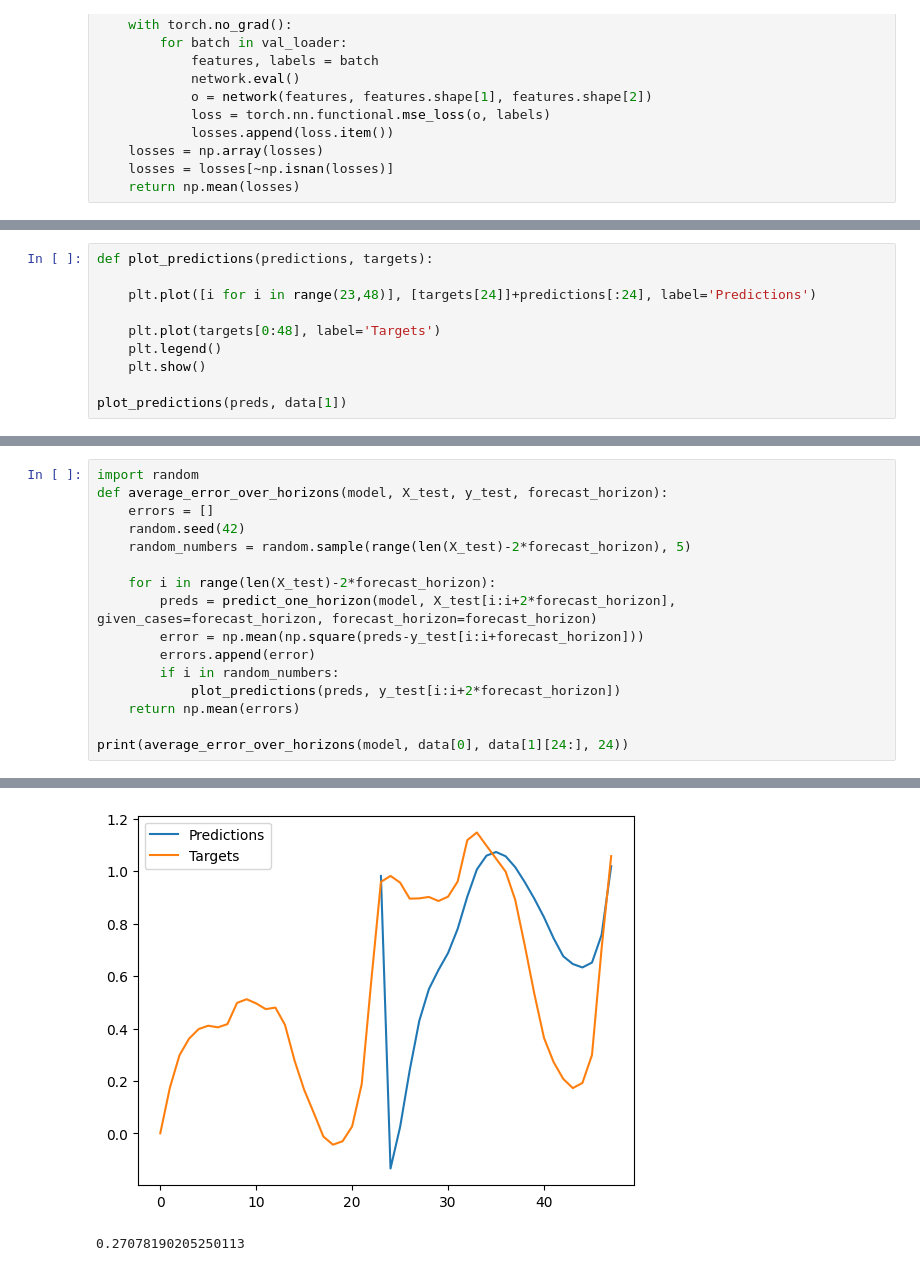
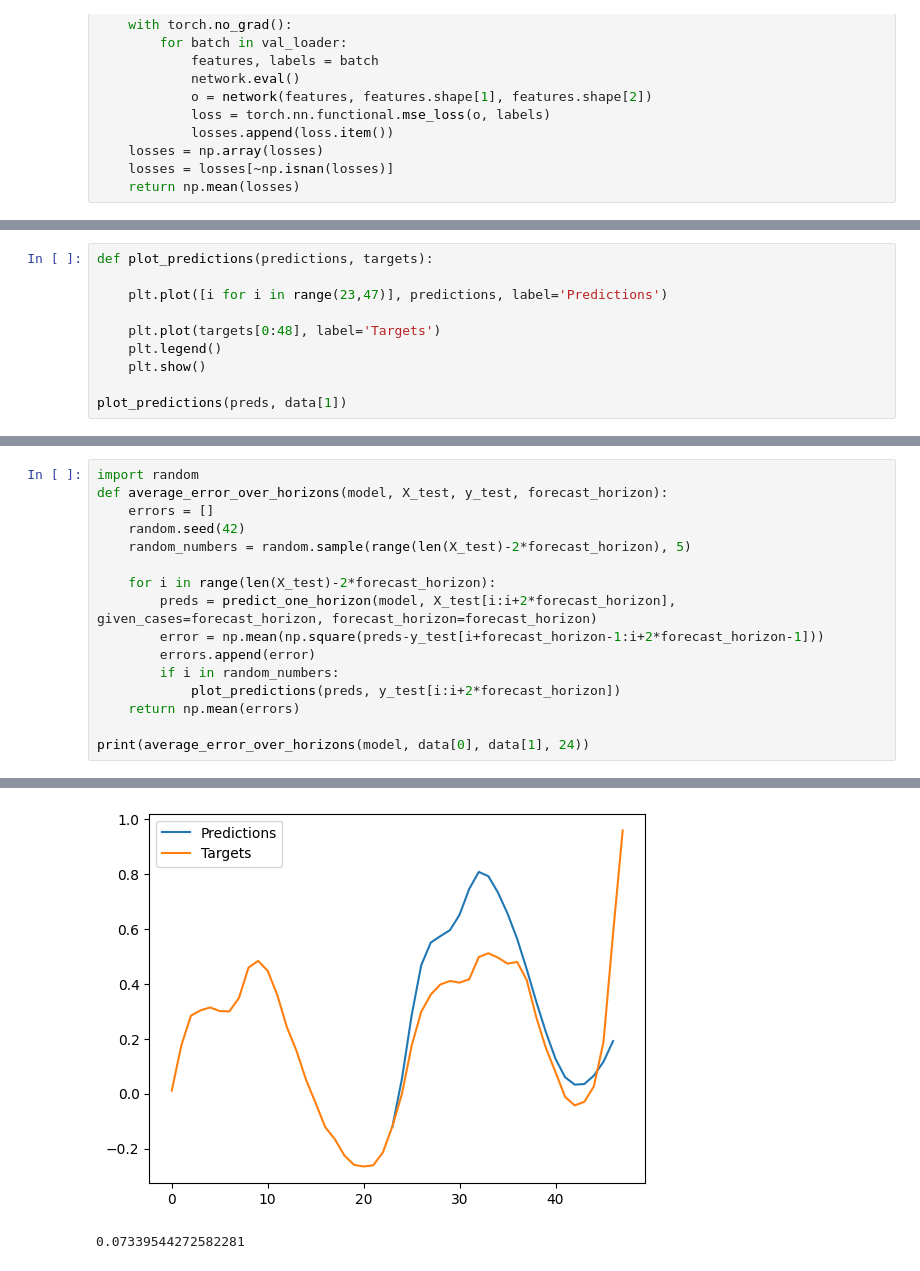
Before and after one commit to JonahNiklas/IT3030-Deep-Learning, a Jupyter notebook: Project2/lstm.ipynb, the cells around one changed output, grey strips where cells are left out. Drawn from its saved outputs; the diff is of its cells as text.

Commit message:
feat: lstm with correct index on pred

```diff
--- a/Project2/lstm.ipynb
+++ b/Project2/lstm.ipynb
@@ -204,7 +200,7 @@ preds=predict_one_horizon(model, data[0][:48], 24, 24)
 # %%
 def plot_predictions(predictions, targets):
 
-    plt.plot([i for i in range(23,48)], [targets[24]]+predictions[:24], label='Predictions')
+    plt.plot([i for i in range(23,47)], predictions, label='Predictions')
 
     plt.plot(targets[0:48], label='Targets')
     plt.legend()
@@ -222,11 +218,11 @@ def average_error_over_horizons(model, X_test, y_test, forecast_horizon):
 
     for i in range(len(X_test)-2*forecast_horizon):
         preds = predict_one_horizon(model, X_test[i:i+2*forecast_horizon], given_cases=forecast_horizon, forecast_horizon=forecast_horizon)
-        error = np.mean(np.square(preds-y_test[i:i+forecast_horizon]))
+        error = np.mean(np.square(preds-y_test[i+forecast_horizon-1:i+2*forecast_horizon-1]))
         errors.append(error)
         if i in random_numbers:
             plot_predictions(preds, y_test[i:i+2*forecast_horizon])
     return np.mean(errors)
 
-print(average_error_over_horizons(model, data[0], data[1][24:], 24))
+print(average_error_over_horizons(model, data[0], data[1], 24))
 # %% [output]
@@ -237,2 +233,2 @@ print(average_error_over_horizons(model, data[0], data[1][24:], 24))
-[figure, old version]
+[figure, new version]
-0.27078190205250113
+0.07339544272582281
```
Also changed, not shown: parts of 5 cells of this notebook, 1 other file.
